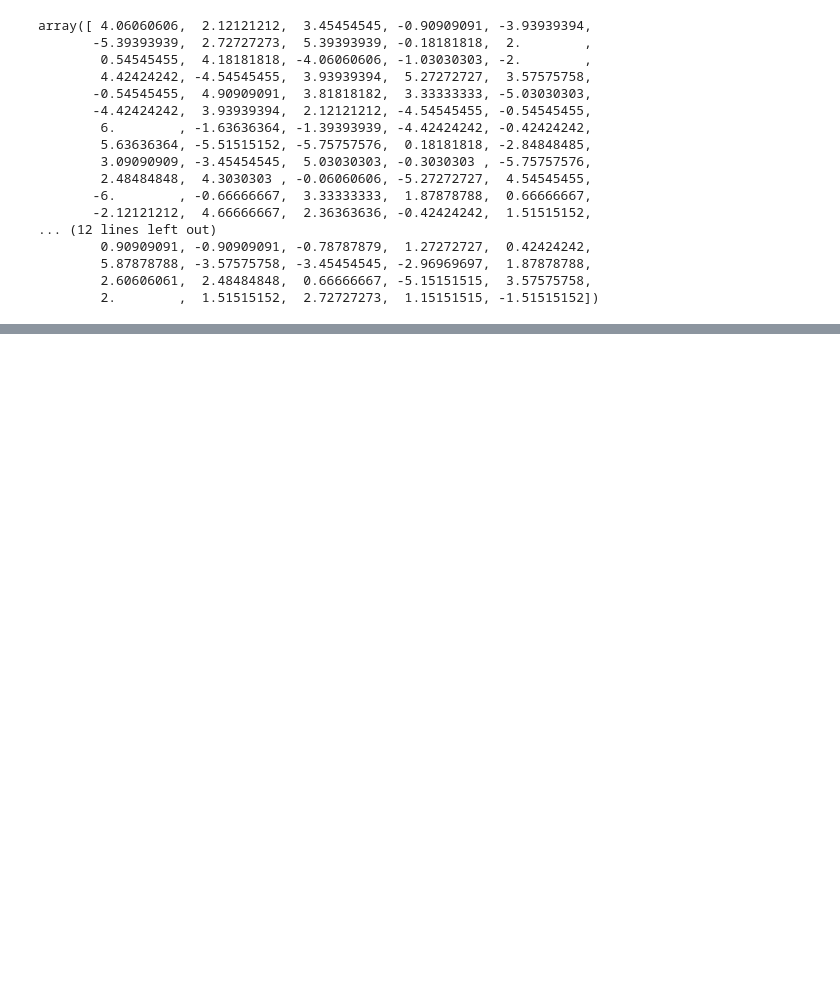
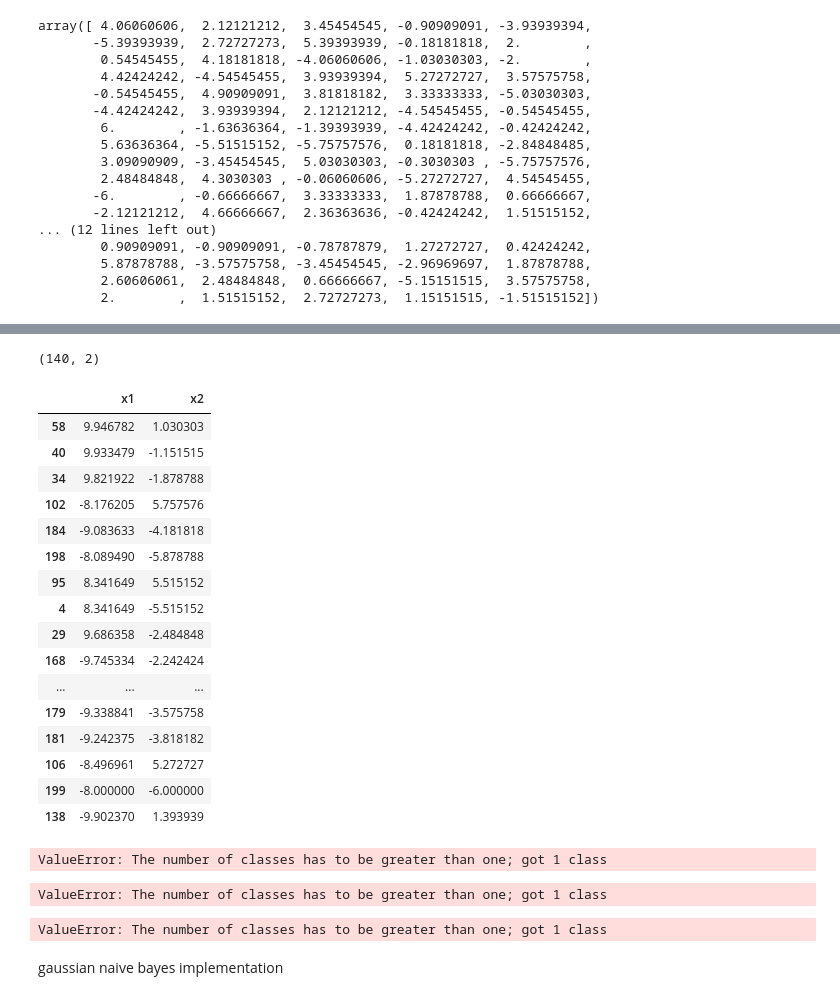
Before and after one commit to kalki81000/File-Handling, a Jupyter notebook: Untitled54.ipynb, the cells around one changed output, grey strips where cells are left out. Cells and saved outputs as stored; diff of their text form; code cells hidden in the pictures; blank space fills up the shorter version.

```diff
--- a/Untitled54.ipynb
+++ b/Untitled54.ipynb
@@ -525,0 +543,5 @@ px.scatter_3d(df1 , x = x1square )
+# %%
+#till now we did manually
+#we will be use now SVC kernel
+
+df = df.dropna()
@@ -525,0 +558,60 @@ px.scatter_3d(df1 , x = x1square )
+# %%
+x = df[['x1','x2']]
+y = df['y']
+
+
+from sklearn.model_selection import train_test_split
+x_train , x_test , y_train , y_test = train_test_split(x , y , test_size = 0.30 , random_state = 1)
+# %%
+x_train.shape
+# %% [output]
+(140, 2)
+# %%
+x_test
+# %% [output]
+|  | x1 | x2 |
+| 58 | 9.946782 | 1.030303 |
+| 40 | 9.933479 | -1.151515 |
+| 34 | 9.821922 | -1.878788 |
+| 102 | -8.176205 | 5.757576 |
+| 184 | -9.083633 | -4.181818 |
+| 198 | -8.089490 | -5.878788 |
+| 95 | 8.341649 | 5.515152 |
+| 4 | 8.341649 | -5.515152 |
+| 29 | 9.686358 | -2.484848 |
+| 168 | -9.745334 | -2.242424 |
+| ... | ... | ... |
+| 179 | -9.338841 | -3.575758 |
+| 181 | -9.242375 | -3.818182 |
+| 106 | -8.496961 | 5.272727 |
+| 199 | -8.000000 | -6.000000 |
+| 138 | -9.902370 | 1.393939 |
+# %%
+from sklearn.svm import SVC
+from sklearn.metrics import top_k_accuracy_score
+cls = SVC(kernel = 'linear')
+cls.fit(x_train , y_train)
+y_pred = cls.predict(x_test)
+accuracy_score(y_test , y_pred)
+# %% [output]
+ValueError: The number of classes has to be greater than one; got 1 class
+# %%
+from sklearn.svm import SVC
+from sklearn.metrics import top_k_accuracy_score
+cls = SVC(kernel = 'rbf')
+cls.fit(x_train , y_train)
+y_pred = cls.predict(x_test)
+accuracy_score(y_test , y_pred)
+# %% [output]
+ValueError: The number of classes has to be greater than one; got 1 class
+# %%
+from sklearn.svm import SVC
+from sklearn.metrics import top_k_accuracy_score
+cls = SVC(kernel = 'sigmoid')
+cls.fit(x_train , y_train)
+y_pred = cls.predict(x_test)
+accuracy_score(y_test , y_pred)
+# %% [output]
+ValueError: The number of classes has to be greater than one; got 1 class
+# %% [markdown]
+gaussian naive bayes implementation
```
Also changed, not shown: parts of 45 cells of this notebook.
